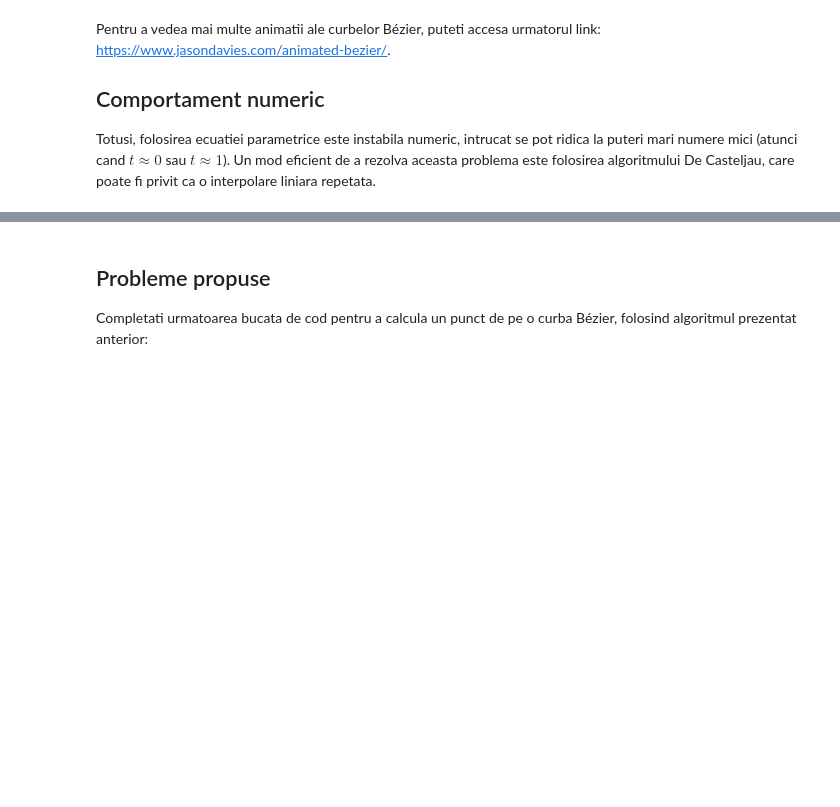
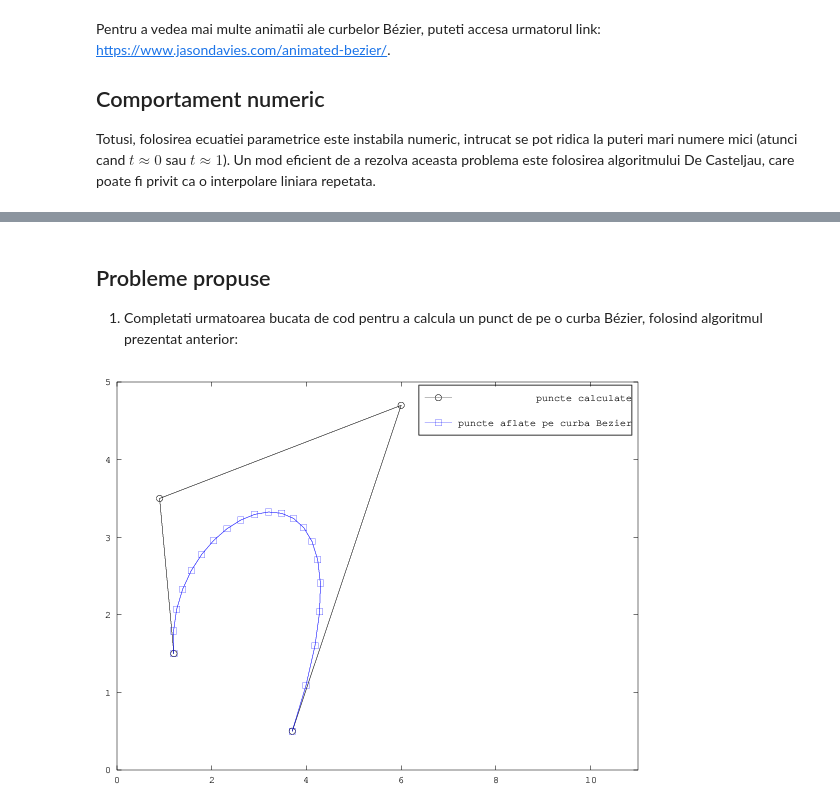
Before and after one commit to adinasm/numerical-methods-labs, a Jupyter notebook: Bezier.ipynb, the cells around one changed output, grey strips where cells are left out. Drawn from its saved outputs; the diff is of its cells as text; code cells hidden in the pictures; blank space fills up the shorter version.

Commit message:
Bezier

```diff
--- a/Bezier.ipynb
+++ b/Bezier.ipynb
@@ -279,5 +285,5 @@ Pentru $n = 3$, algoritmul De Casteljau este ilustrat in urmatorea schema:
 ![ref](deCasteljau.PNG)
 # %% [markdown]
 ## Probleme propuse
-Completati urmatoarea bucata de cod pentru a calcula un punct de pe o curba Bézier, folosind algoritmul prezentat anterior:
+1. Completati urmatoarea bucata de cod pentru a calcula un punct de pe o curba Bézier, folosind algoritmul prezentat anterior:
 # %%
@@ -327,0 +338,7 @@ Completati urmatoarea bucata de cod pentru a calcula un punct de pe o curba Béz
+# %%
+x = [1.2 0.9 6 3.7];
+y = [1.5 3.5 4.7 0.5];
+
+[B_x B_y] = BezierCurve(x, y);
+# %% [output]
+[figure, added]
```
Also changed, not shown: parts of 8 cells of this notebook.
